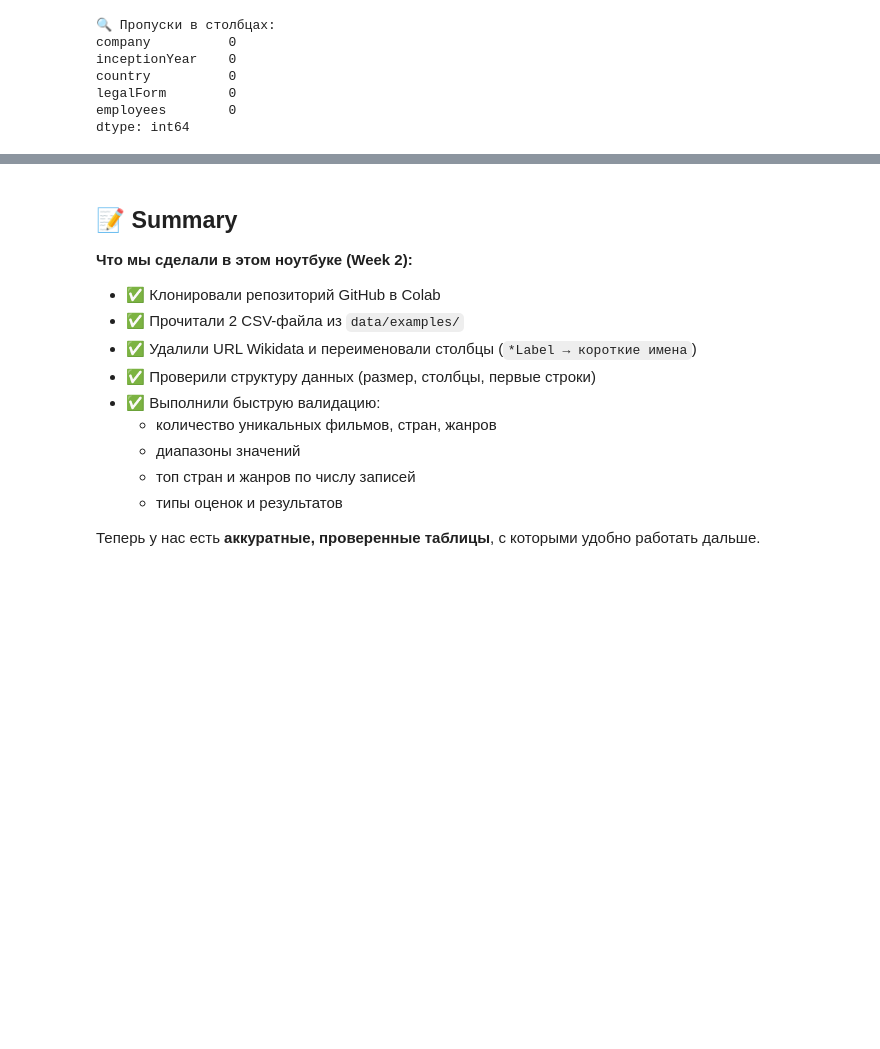
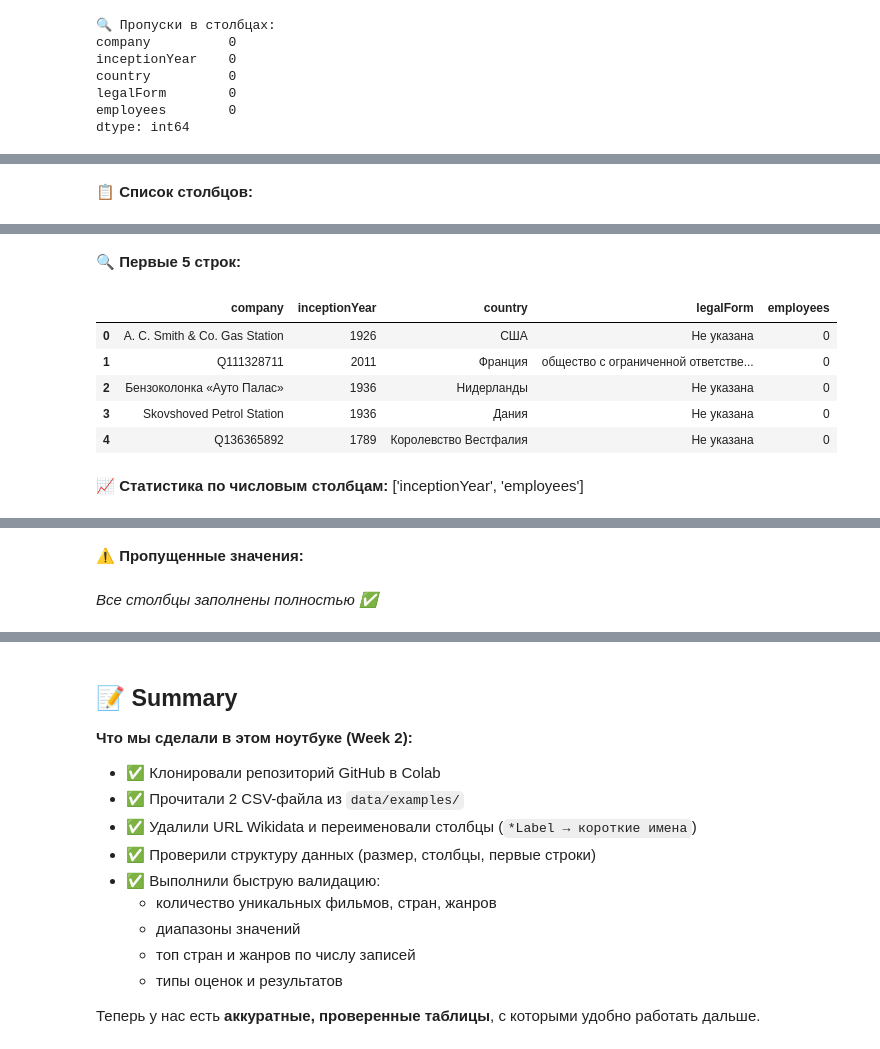
Before and after one commit to Viktoria2006Fal/python-ai-faleeva-viktoria, a Jupyter notebook: notebooks/week2b_read_csv.ipynb, the cells around one changed output, grey strips where cells are left out. Saved outputs shown, nothing was run; the diff lists cells and outputs as text; code cells hidden in the pictures; blank space fills up the shorter version.

```diff
--- a/notebooks/week2b_read_csv.ipynb
+++ b/notebooks/week2b_read_csv.ipynb
@@ -237,0 +144,69 @@ Name: publicationYear, dtype: float64
+# %%
+# 🧹 Импорт библиотек для красивого вывода таблиц
+from IPython.display import display, Markdown, HTML
+import pandas as pd
+
+def show_info_table(df, name, n=5):
+    """
+    Красивый обзор DataFrame с табличным выводом для Google Colab.
+    """
+    # 🔧 Заголовок раздела
+    display(Markdown(f"### 📊 {name}"))
+
+    # 🔧 Таблица с основной информацией
+    info_data = {
+        "Параметр": ["Размер таблицы", "Количество столбцов", "Количество строк"],
+        "Значение": [f"{df.shape[0]} × {df.shape[1]}", df.shape[1], df.shape[0]]
+    }
+    display(pd.DataFrame(info_data).set_index("Параметр"))
+
+    # 🔧 Список столбцов
+    display(Markdown("**📋 Список столбцов:**"))
+    columns_df = pd.DataFrame({
+        "№": range(1, len(df.columns) + 1),
+        "Имя столбца": df.columns.tolist(),
+        "Тип данных": df.dtypes.values
+    })
+    display(columns_df.set_index("№"))
+
+    # 🔧 Первые строки данных (таблица)
+    display(Markdown(f"**🔍 Первые {n} строк:**"))
+    display(df.head(n))
+
+    # 🔧 Статистика по числовым столбцам
+    numeric_cols = df.select_dtypes(include='number').columns
+    if len(numeric_cols) > 0:
+        display(Markdown(f"**📈 Статистика по числовым столбцам:** {list(numeric_cols)}"))
+        display(df[numeric_cols].describe().round(2))
+
+    # 🔧 Информация о пропусках
+    display(Markdown("**⚠️ Пропущенные значения:**"))
+    missing_df = pd.DataFrame({
+        "Столбец": df.columns,
+        "Пропусков": df.isnull().sum().values,
+        "% пропусков": (df.isnull().sum() / len(df) * 100).round(2).values
+    })
+    display(missing_df[missing_df["Пропусков"] > 0] if missing_df["Пропусков"].any()
+            else Markdown("_Все столбцы заполнены полностью ✅_"))
+
+    print("\n" + "="*60 + "\n")
+
+# 🔍 Шаг 3. Обзор данных с табличным выводом
+
+show_info_table(df_retail, "Данные о компаниях из Wikidata (df_retail)")
+
+# 🔧 Дополнительно: уникальные значения в категориальных столбцах
+display(Markdown("### 🔍 Уникальные значения в категориальных столбцах"))
+
+categorical_info = []
+for col in ["country", "legalForm", "company"]:
+    if col in df_retail.columns:
+        categorical_info.append({
+            "Столбец": col,
+            "Уникальных значений": df_retail[col].nunique(),
+            "Наиболее частое": df_retail[col].mode().iloc[0] if not df_retail[col].mode().empty else "N/A"
+        })
+
+if categorical_info:
+    display(pd.DataFrame(categorical_info).set_index("Столбец"))
+# %% [output]
@@ -237,0 +219 @@ Name: publicationYear, dtype: float64
+**📋 Список столбцов:**
@@ -237,0 +227,8 @@ Name: publicationYear, dtype: float64
+**🔍 Первые 5 строк:**
+|  | company | inceptionYear | country | legalForm | employees |
+| 0 | A. C. Smith & Co. Gas Station | 1926 | США | Не указана | 0 |
+| 1 | Q111328711 | 2011 | Франция | общество с ограниченной ответстве... | 0 |
+| 2 | Бензоколонка «Ауто Палас» | 1936 | Нидерланды | Не указана | 0 |
+| 3 | Skovshoved Petrol Station | 1936 | Дания | Не указана | 0 |
+| 4 | Q136365892 | 1789 | Королевство Вестфалия | Не указана | 0 |
+**📈 Статистика по числовым столбцам:** ['inceptionYear', 'employees']
@@ -237,0 +244,2 @@ Name: publicationYear, dtype: float64
+**⚠️ Пропущенные значения:**
+_Все столбцы заполнены полностью ✅_
```
Also changed, not shown: parts of 7 cells of this notebook.
